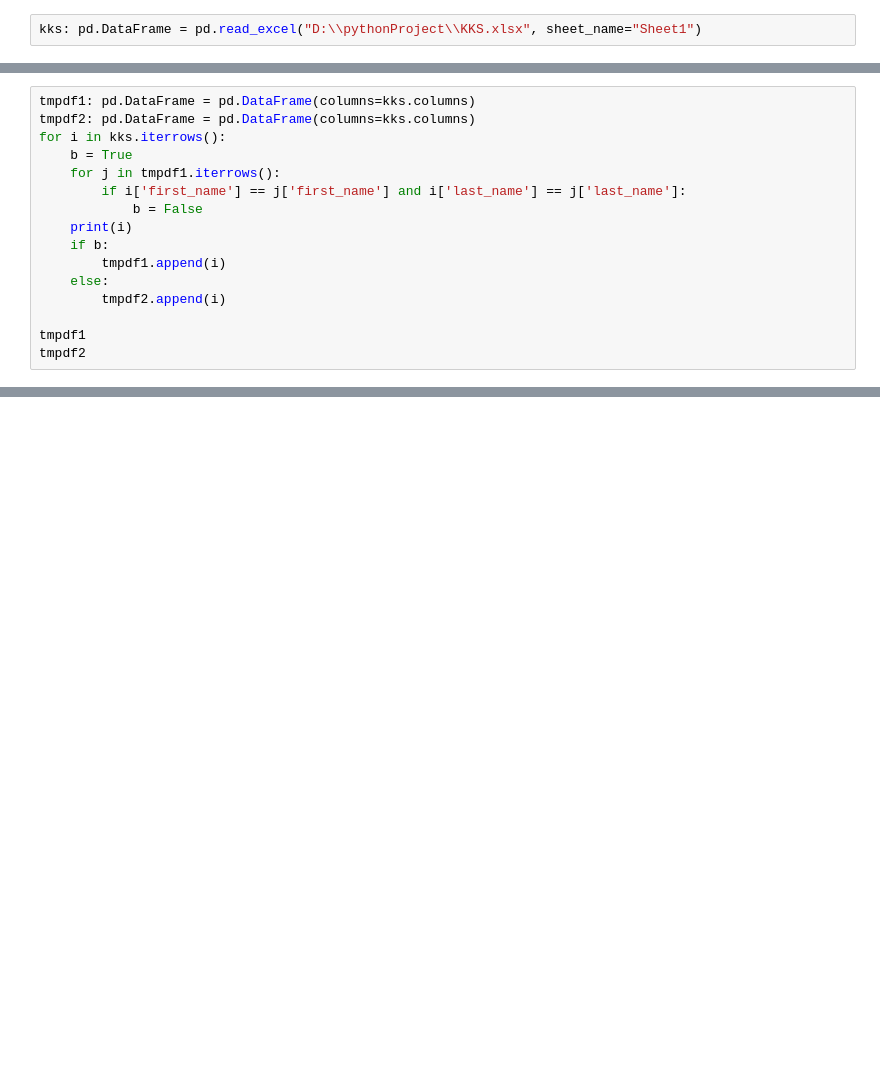
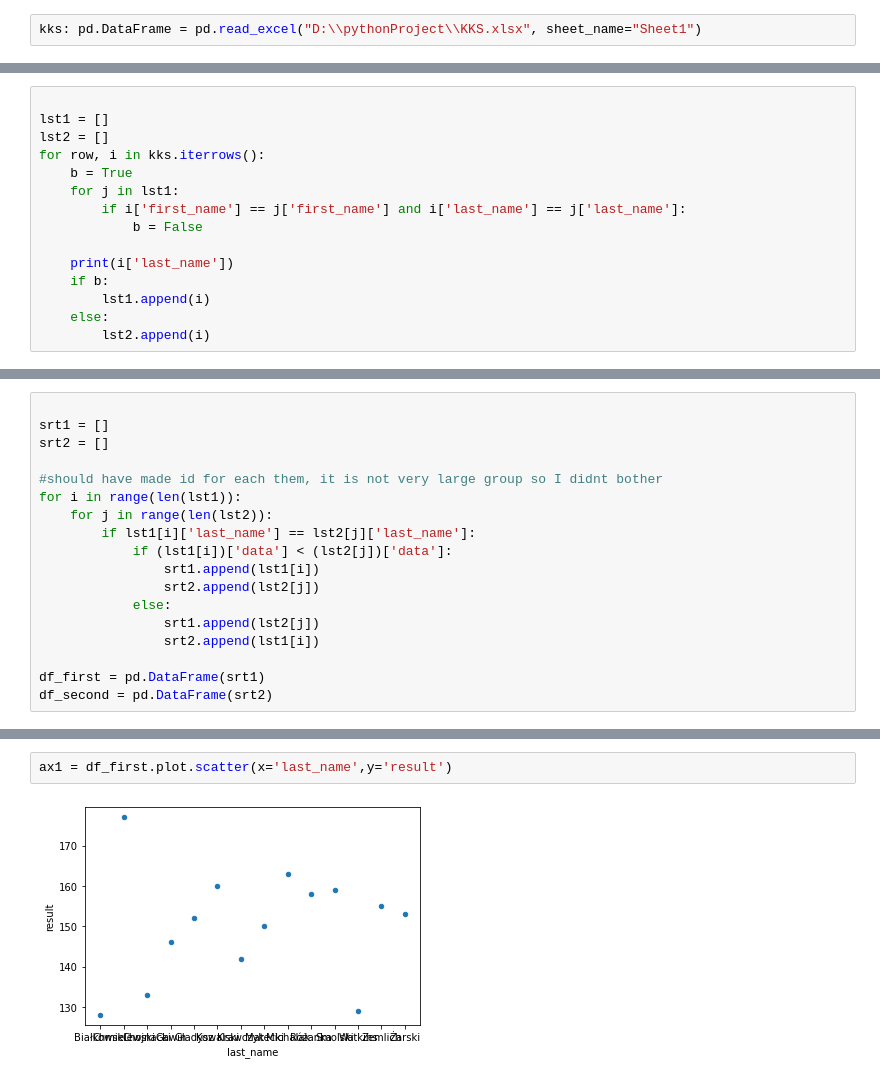
Before and after one commit to brybinski/psychTests, a Jupyter notebook: KKS.ipynb, the cells around one changed output, grey strips where cells are left out. Saved outputs shown, nothing was run; the diff lists cells and outputs as text; blank space fills up the shorter version.

```diff
--- a/KKS.ipynb
+++ b/KKS.ipynb
@@ -42,17 +61,16 @@ kks
 # %%
-tmpdf1: pd.DataFrame = pd.DataFrame(columns=kks.columns)
-tmpdf2: pd.DataFrame = pd.DataFrame(columns=kks.columns)
-for i in kks.iterrows():
+
+lst1 = []
+lst2 = []
+for row, i in kks.iterrows():
     b = True
-    for j in tmpdf1.iterrows():
+    for j in lst1:
         if i['first_name'] == j['first_name'] and i['last_name'] == j['last_name']:
             b = False
-    print(i)
+
+    print(i['last_name'])
     if b:
-        tmpdf1.append(i)
+        lst1.append(i)
     else:
-        tmpdf2.append(i)
-
-tmpdf1
-tmpdf2
+        lst2.append(i)
 # %% [output]
@@ -73,0 +94,18 @@ TypeError: cannot concatenate object of type '<class 'int'>'; only Series and Da
+# %%
+
+srt1 = []
+srt2 = []
+
+#should have made id for each them, it is not very large group so I didnt bother
+for i in range(len(lst1)):
+    for j in range(len(lst2)):
+        if lst1[i]['last_name'] == lst2[j]['last_name']:
+            if (lst1[i])['data'] < (lst2[j])['data']:
+                srt1.append(lst1[i])
+                srt2.append(lst2[j])
+            else:
+                srt1.append(lst2[j])
+                srt2.append(lst1[i])
+
+df_first = pd.DataFrame(srt1)
+df_second = pd.DataFrame(srt2)
@@ -73,0 +148,4 @@ TypeError: cannot concatenate object of type '<class 'int'>'; only Series and Da
+# %%
+ax1 = df_first.plot.scatter(x='last_name',y='result')
+# %% [output]
+[figure, added]
```
Also changed, not shown: parts of 10 cells of this notebook, 1 other file.
